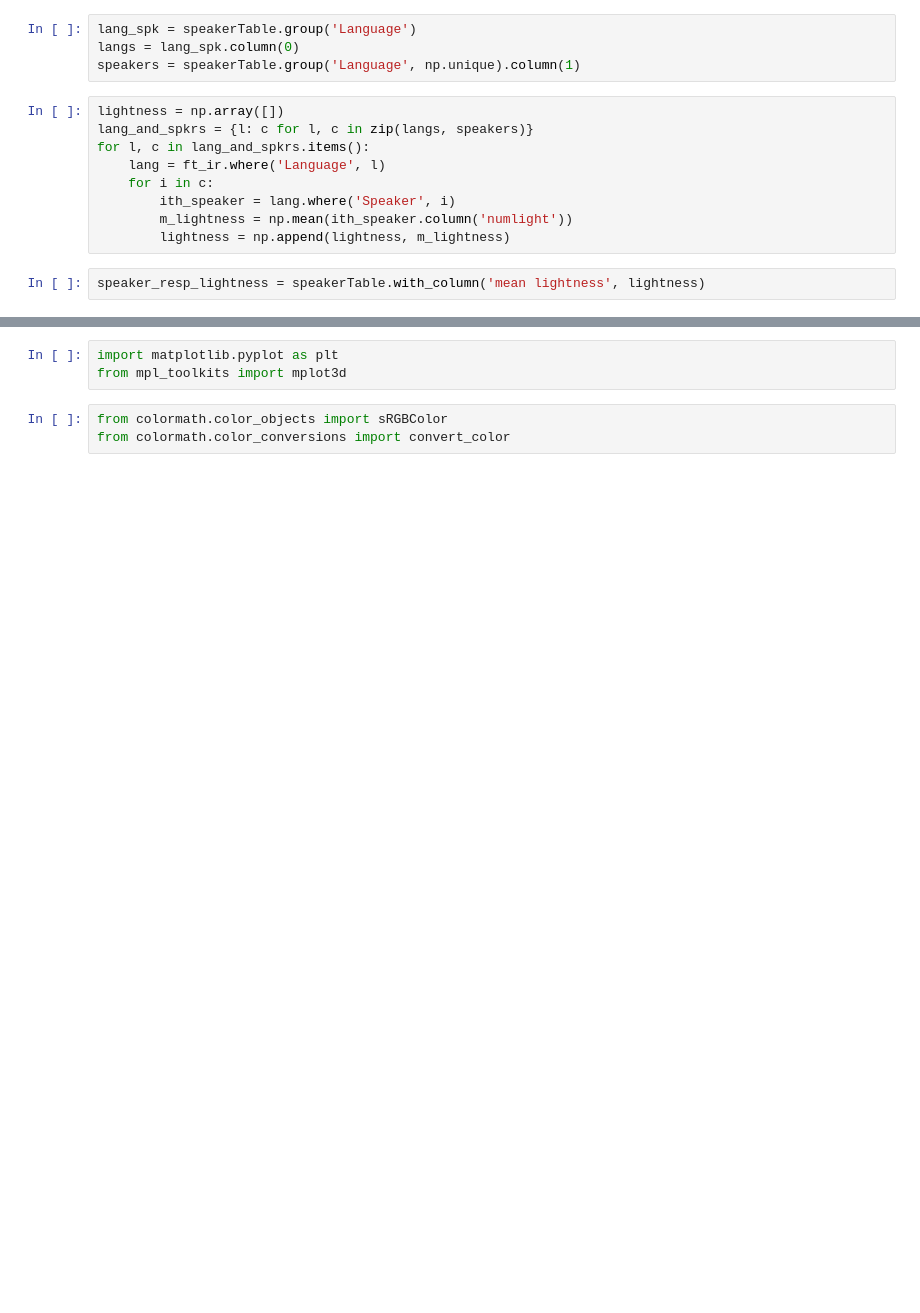
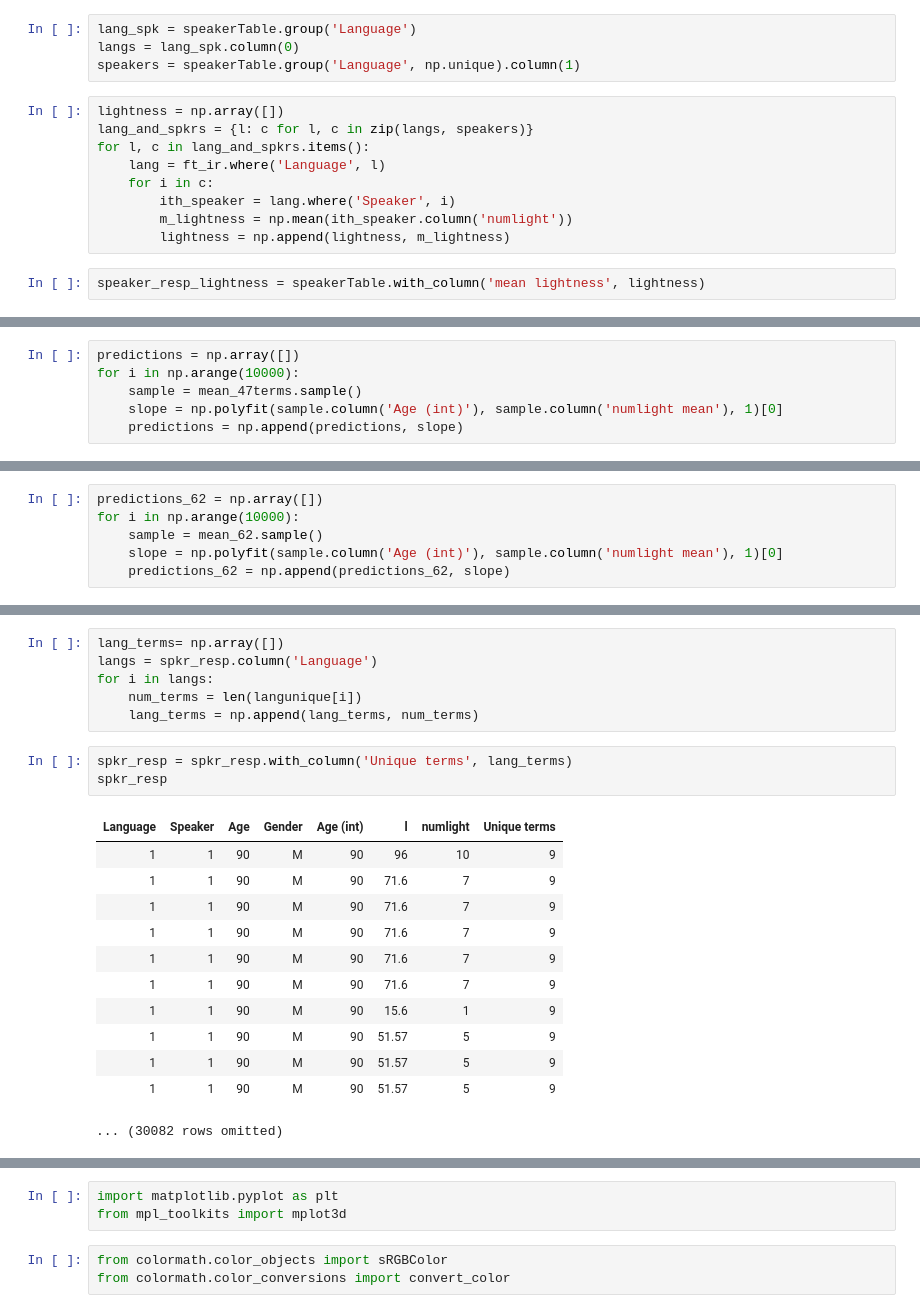
Before and after one commit to jasonsjiang/World-Color-Survey, a Jupyter notebook: finalprojecttest.ipynb, the cells around one changed output, grey strips where cells are left out. Drawn from its saved outputs; the diff is of its cells as text; blank space fills up the shorter version.

```diff
--- a/finalprojecttest.ipynb
+++ b/finalprojecttest.ipynb
@@ -294,0 +322,6 @@ spkr_resp.scatter('Age (int)', 'mean lightness')
+# %%
+predictions = np.array([])
+for i in np.arange(10000):
+    sample = mean_47terms.sample()
+    slope = np.polyfit(sample.column('Age (int)'), sample.column('numlight mean'), 1)[0]
+    predictions = np.append(predictions, slope)
@@ -294,0 +342,6 @@ spkr_resp.scatter('Age (int)', 'mean lightness')
+# %%
+predictions_62 = np.array([])
+for i in np.arange(10000):
+    sample = mean_62.sample()
+    slope = np.polyfit(sample.column('Age (int)'), sample.column('numlight mean'), 1)[0]
+    predictions_62 = np.append(predictions_62, slope)
@@ -294,0 +356,22 @@ spkr_resp.scatter('Age (int)', 'mean lightness')
+# %%
+lang_terms= np.array([])
+langs = spkr_resp.column('Language')
+for i in langs:
+    num_terms = len(langunique[i])
+    lang_terms = np.append(lang_terms, num_terms)
+# %%
+spkr_resp = spkr_resp.with_column('Unique terms', lang_terms)
+spkr_resp
+# %% [output]
+| Language | Speaker | Age | Gender | Age (int) | l | numlight | Unique terms |
+| 1 | 1 | 90 | M | 90 | 96 | 10 | 9 |
+| 1 | 1 | 90 | M | 90 | 71.6 | 7 | 9 |
+| 1 | 1 | 90 | M | 90 | 71.6 | 7 | 9 |
+| 1 | 1 | 90 | M | 90 | 71.6 | 7 | 9 |
+| 1 | 1 | 90 | M | 90 | 71.6 | 7 | 9 |
+| 1 | 1 | 90 | M | 90 | 71.6 | 7 | 9 |
+| 1 | 1 | 90 | M | 90 | 15.6 | 1 | 9 |
+| 1 | 1 | 90 | M | 90 | 51.57 | 5 | 9 |
+| 1 | 1 | 90 | M | 90 | 51.57 | 5 | 9 |
+| 1 | 1 | 90 | M | 90 | 51.57 | 5 | 9 |
+... (30082 rows omitted)
```
Also changed, not shown: parts of 43 cells of this notebook.
